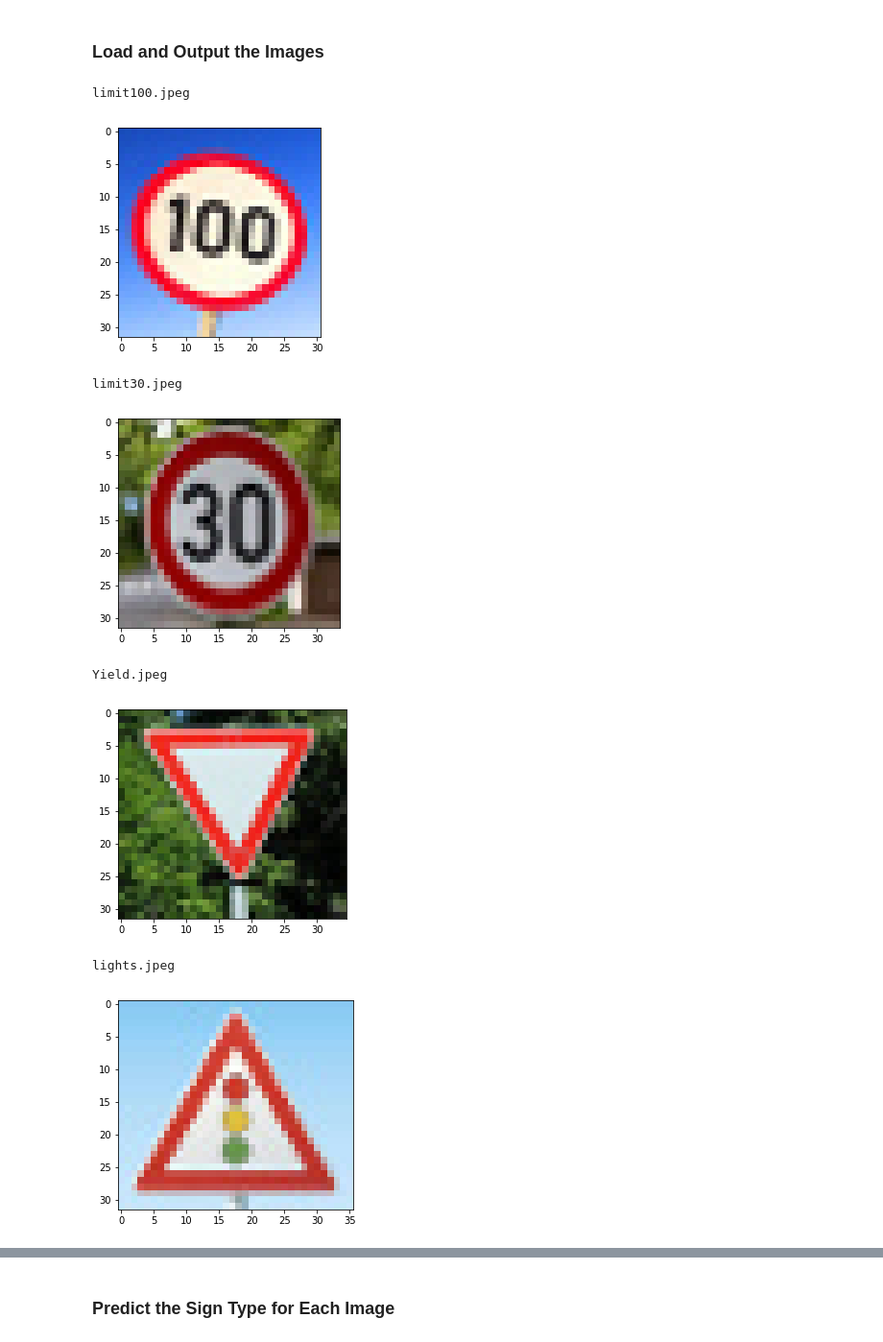
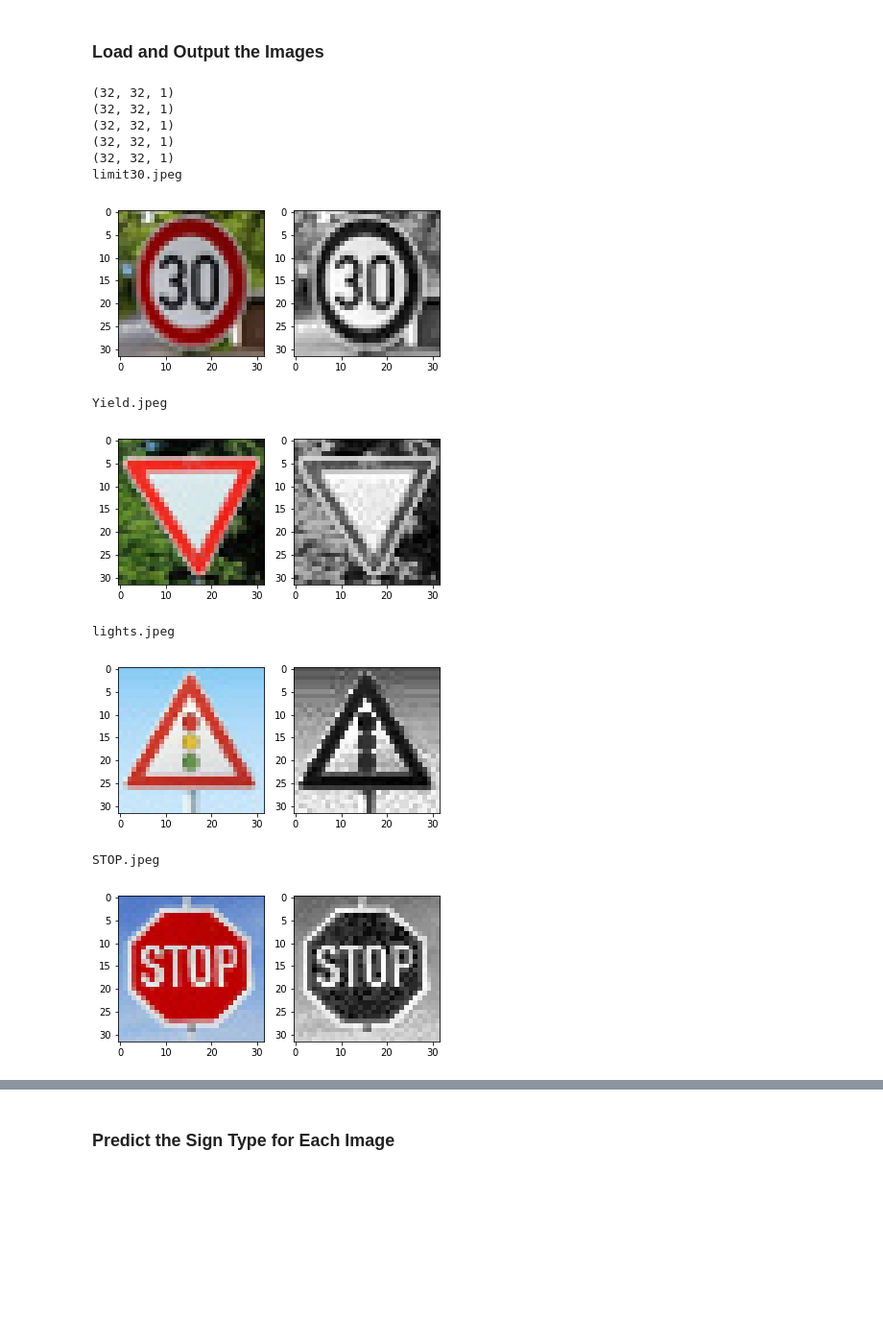
Before and after one commit to SvenKratz/CarND-Traffic-Sign-Classifier-Project, a Jupyter notebook: Traffic_Sign_Classifier.ipynb, the cells around one changed output, grey strips where cells are left out. Shown: that part at 96% size. Cells and saved outputs as stored; diff of their text form; code cells hidden in the pictures; blank space fills up the shorter version.

```diff
--- a/Traffic_Sign_Classifier.ipynb
+++ b/Traffic_Sign_Classifier.ipynb
@@ -431,32 +431,43 @@ You may find `signnames.csv` useful as it contains mappings from the class id (i
 # %%
 ### Load the images and plot them here.
 ### Feel free to use as many code cells as needed.
 
 import os
 import matplotlib.image as mpimg
 import matplotlib.pyplot as plt
 IMAGES_DIR = "./web_images"
 image_files = os.listdir(IMAGES_DIR)
 #print (image_files)
 
 images = [mpimg.imread(os.path.join(IMAGES_DIR,f)) for f in image_files]
 
-for idx,i in enumerate(images):
-    print (image_files[idx])
-    plt.imshow(i)
-    plt.show()
+
 
 ## preprocess
 images_preprocessed = [normalize_gs(img) for img in images]
 
 for i in images_preprocessed:
     print (i.shape)
+
+for idx,i in enumerate(images):
+    print (image_files[idx])
+    f = plt.subplot(121)
+    plt.imshow(i)
+    f = plt.subplot(122)
+    plt.gray()
+    plt.imshow(images_preprocessed[idx].reshape((32,32)))
+    plt.show()
 # %% [output]
-limit100.jpeg
+(32, 32, 1)
+(32, 32, 1)
+(32, 32, 1)
+(32, 32, 1)
+(32, 32, 1)
+limit30.jpeg
-[figure, old version]
+[figure, new version]
-limit30.jpeg
+Yield.jpeg
-[figure, old version]
+[figure, new version]
-Yield.jpeg
+lights.jpeg
-[figure, old version]
+[figure, new version]
-lights.jpeg
+STOP.jpeg
-[figure, old version]
+[figure, new version]
```
Also changed, not shown: parts of 9 cells of this notebook, 2 other files.
